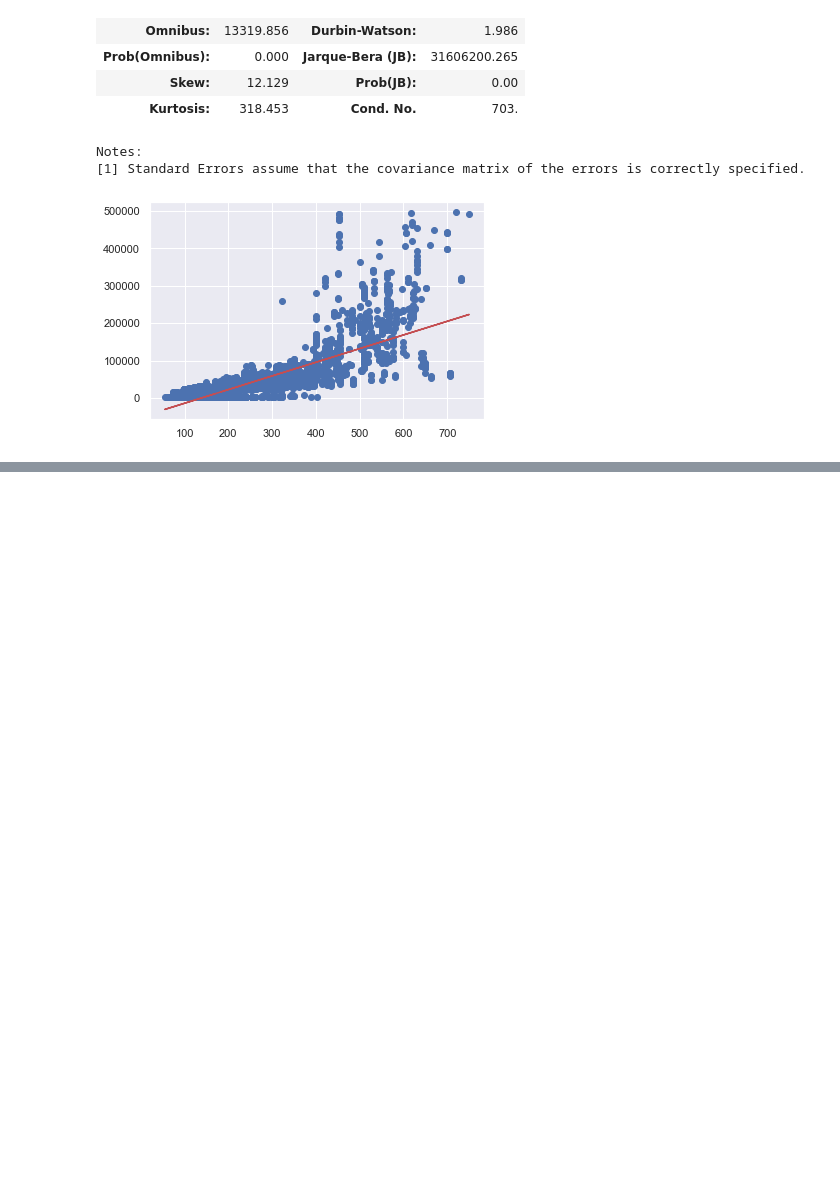
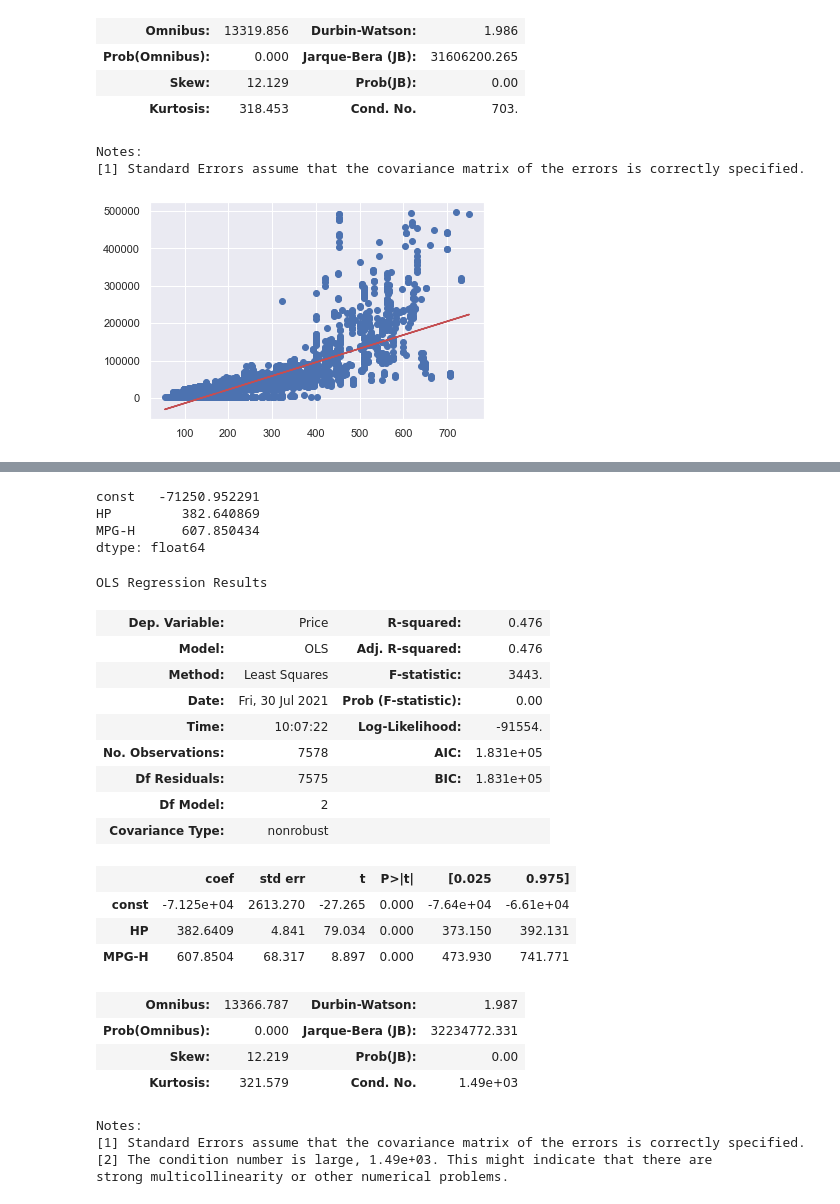
Before and after one commit to iAmNawa/exploratory-data-analysis, a Jupyter notebook: car-price-prediction/car_price_prediction.ipynb, the cells around one changed output, grey strips where cells are left out. Saved outputs shown, nothing was run; the diff lists cells and outputs as text; code cells hidden in the pictures; blank space fills up the shorter version.

```diff
--- a/car-price-prediction/car_price_prediction.ipynb
+++ b/car-price-prediction/car_price_prediction.ipynb
@@ -525,0 +557,37 @@ plt.show()
+# %%
+# Fitting the resgression line using 'OLS'
+# ordinary lease squares
+lr = sm.OLS(y_train, X_train_sm).fit()
+
+# Printing the parameters
+lr.params
+# %% [output]
+const   -71250.952291
+HP         382.640869
+MPG-H      607.850434
+dtype: float64
+# %%
+lr.summary()
+# %% [output]
+OLS Regression Results
+| Dep. Variable: | Price | R-squared: | 0.476 |
+| Model: | OLS | Adj. R-squared: | 0.476 |
+| Method: | Least Squares | F-statistic: | 3443. |
+| Date: | Fri, 30 Jul 2021 | Prob (F-statistic): | 0.00 |
+| Time: | 10:07:22 | Log-Likelihood: | -91554. |
+| No. Observations: | 7578 | AIC: | 1.831e+05 |
+| Df Residuals: | 7575 | BIC: | 1.831e+05 |
+| Df Model: | 2 |  |  |
+| Covariance Type: | nonrobust |  |  |
+|  | coef | std err | t | P>|t| | [0.025 | 0.975] |
+| const | -7.125e+04 | 2613.270 | -27.265 | 0.000 | -7.64e+04 | -6.61e+04 |
+| HP | 382.6409 | 4.841 | 79.034 | 0.000 | 373.150 | 392.131 |
+| MPG-H | 607.8504 | 68.317 | 8.897 | 0.000 | 473.930 | 741.771 |
+| Omnibus: | 13366.787 | Durbin-Watson: | 1.987 |
+| Prob(Omnibus): | 0.000 | Jarque-Bera (JB): | 32234772.331 |
+| Skew: | 12.219 | Prob(JB): | 0.00 |
+| Kurtosis: | 321.579 | Cond. No. | 1.49e+03 |
+Notes:
+[1] Standard Errors assume that the covariance matrix of the errors is correctly specified.
+[2] The condition number is large, 1.49e+03. This might indicate that there are
+strong multicollinearity or other numerical problems.
```
Also changed, not shown: parts of 4 cells of this notebook.
